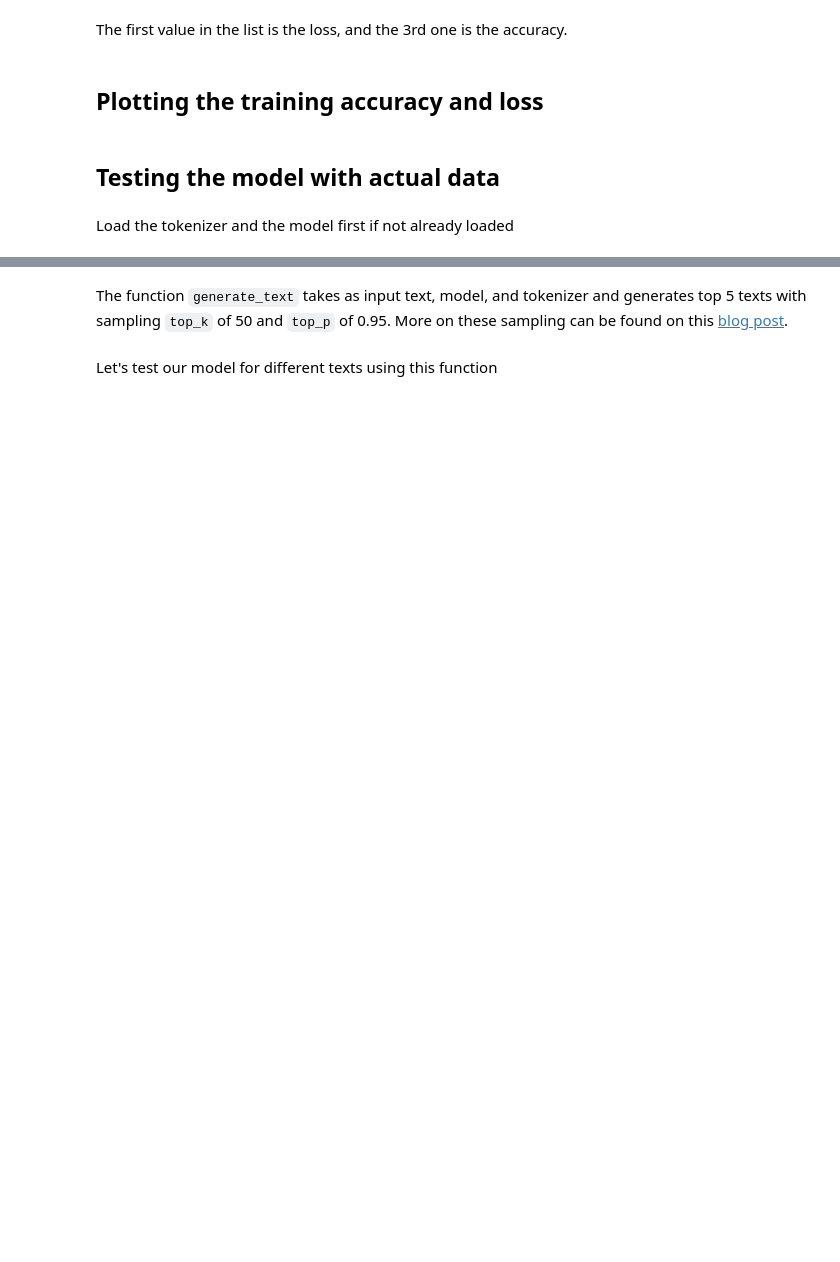
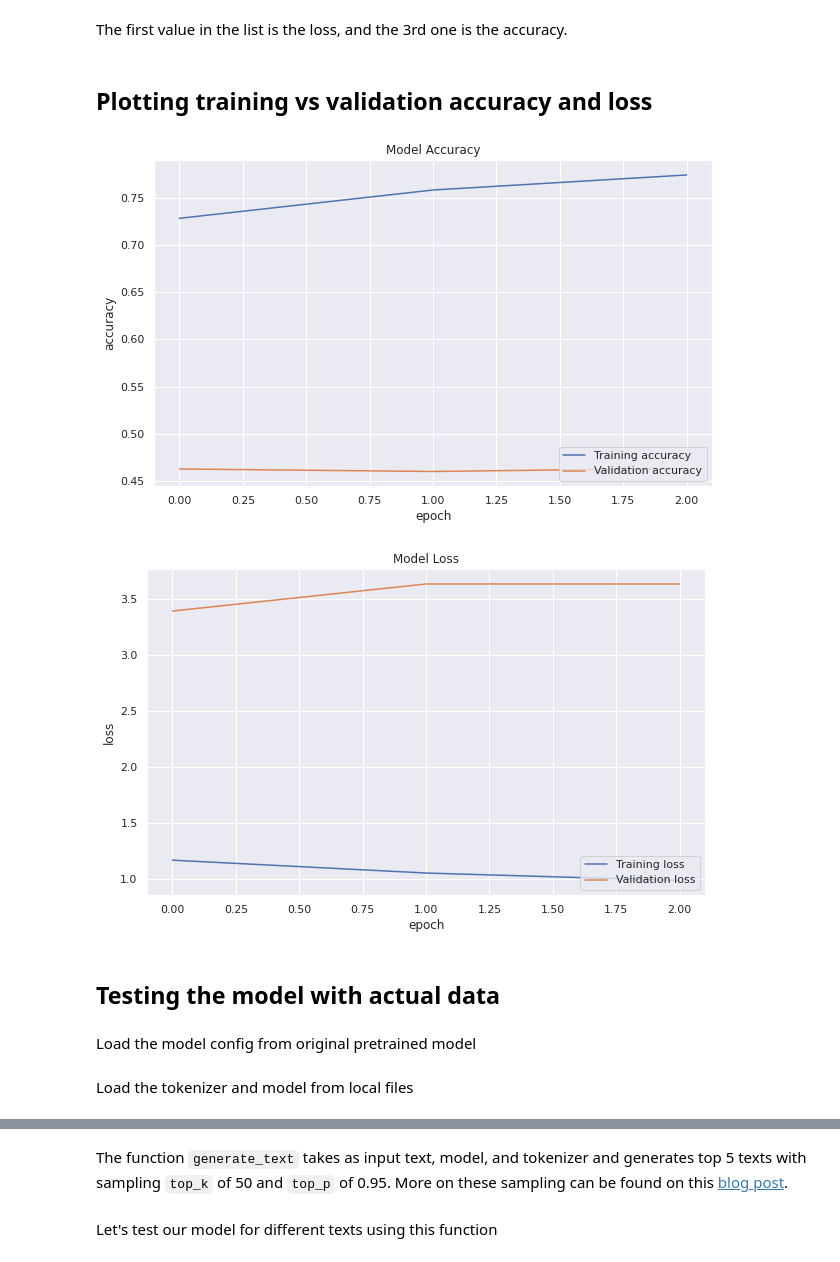
Before and after one commit to MShafquat/Bangla-Next-Word-and-Text-Sequence-Prediction, a Jupyter notebook: model-training/GPT-2 Training.ipynb, the cells around one changed output, grey strips where cells are left out. Cells and saved outputs as stored; diff of their text form; code cells hidden in the pictures; blank space fills up the shorter version.

```diff
--- a/model-training/GPT-2 Training.ipynb
+++ b/model-training/GPT-2 Training.ipynb
@@ -76,9 +104,9 @@ Define max sequence length and skip size for `create_dataset`.
 # %%
-MAX_SEQUENCE_LENGTH = 200
-SKIP_SIZE = 50
+max_seq_len = 200
+skip_size = 50
 # %% [markdown]
 Now we create train, validation and test dataset from the files.
 # %%
-train_dataset = create_dataset(tokenizer, train_filenames, MAX_SEQUENCE_LENGTH, SKIP_SIZE)
-validation_dataset = create_dataset(tokenizer, validation_filenames, MAX_SEQUENCE_LENGTH, SKIP_SIZE)
-test_dataset = create_dataset(tokenizer, test_filenames, MAX_SEQUENCE_LENGTH, SKIP_SIZE)
+train_dataset = create_dataset(tokenizer, train_filenames, max_seq_len, skip_size)
+validation_dataset = create_dataset(tokenizer, validation_filenames, max_seq_len, skip_size)
+test_dataset = create_dataset(tokenizer, test_filenames, max_seq_len, skip_size)
@@ -106,7 +148,5 @@ Create a checkpoint to save the best model that has the lowest loss.
 # %%
-checkpoint = tf.keras.callbacks.ModelCheckpoint(str(model_dir),
-                                                monitor='loss',
-                                                verbose=1,
-                                                save_best_only=True,
-                                                mode='min')
+checkpoint = tf.keras.callbacks.ModelCheckpoint(str(model_home),
+                                                save_weights_only=True,
+                                                save_freq='epoch')
 # %% [markdown]
@@ -114,3 +154,3 @@ Train on `train_dataset` for some epochs.
 # %%
 history = model.fit(train_dataset, validation_data=validation_dataset,
-                    epochs=10, batch_size=1024, callbacks=[checkpoint])
+                    epochs=3, callbacks=[checkpoint])
@@ -137,24 +194,29 @@ model.evaluate(test_dataset, batch_size=1024)
 # %% [markdown]
 The first value in the list is the loss, and the 3rd one is the accuracy.
 # %% [markdown]
-## Plotting the training accuracy and loss
+## Plotting training vs validation accuracy and loss
 # %%
 fig = plt.figure(figsize=(10, 6))
-plt.plot(history.history['logits_accuracy'])
-plt.plot(history.history['val_logits_accuracy'])
+plt.plot(history.history['logits_accuracy'], label="Training accuracy")
+plt.plot(history.history['val_logits_accuracy'], label="Validation accuracy")
 plt.title('Model Accuracy')
 plt.ylabel('accuracy')
 plt.xlabel('epoch')
-fig.savefig(str(model_dir / 'logits_accuracy.png'), dpi=fig.dpi)
+plt.legend(loc="lower right")
+fig.savefig(str(plot_dir / 'logits_accuracy.png'), dpi=fig.dpi)
 
 fig = plt.figure(figsize=(10, 6))
-plt.plot(history.history['logits_loss'])
-plt.plot(history.history['val_logits_loss'])
+plt.plot(history.history['logits_loss'], label="Training loss")
+plt.plot(history.history['val_logits_loss'], label="Validation loss")
 plt.title('Model Loss')
 plt.ylabel('loss')
 plt.xlabel('epoch')
-fig.savefig(str(model_dir / 'logits_loss.png'), dpi=fig.dpi)
+plt.legend(loc="lower right")
+fig.savefig(str(plot_dir / 'logits_loss.png'), dpi=fig.dpi)
+# %% [output]
+[figure, added]
+[figure, added]
 # %% [markdown]
 ## Testing the model with actual data
-# %% [markdown]
-Load the tokenizer and the model first if not already loaded
+# %% [markdown]
+Load the model config from original pretrained model
@@ -161 +225,3 @@ Load the tokenizer and the model first if not already loaded
+# %% [markdown]
+Load the tokenizer and model from local files
 # %%
```
Also changed, not shown: parts of 31 cells of this notebook.
